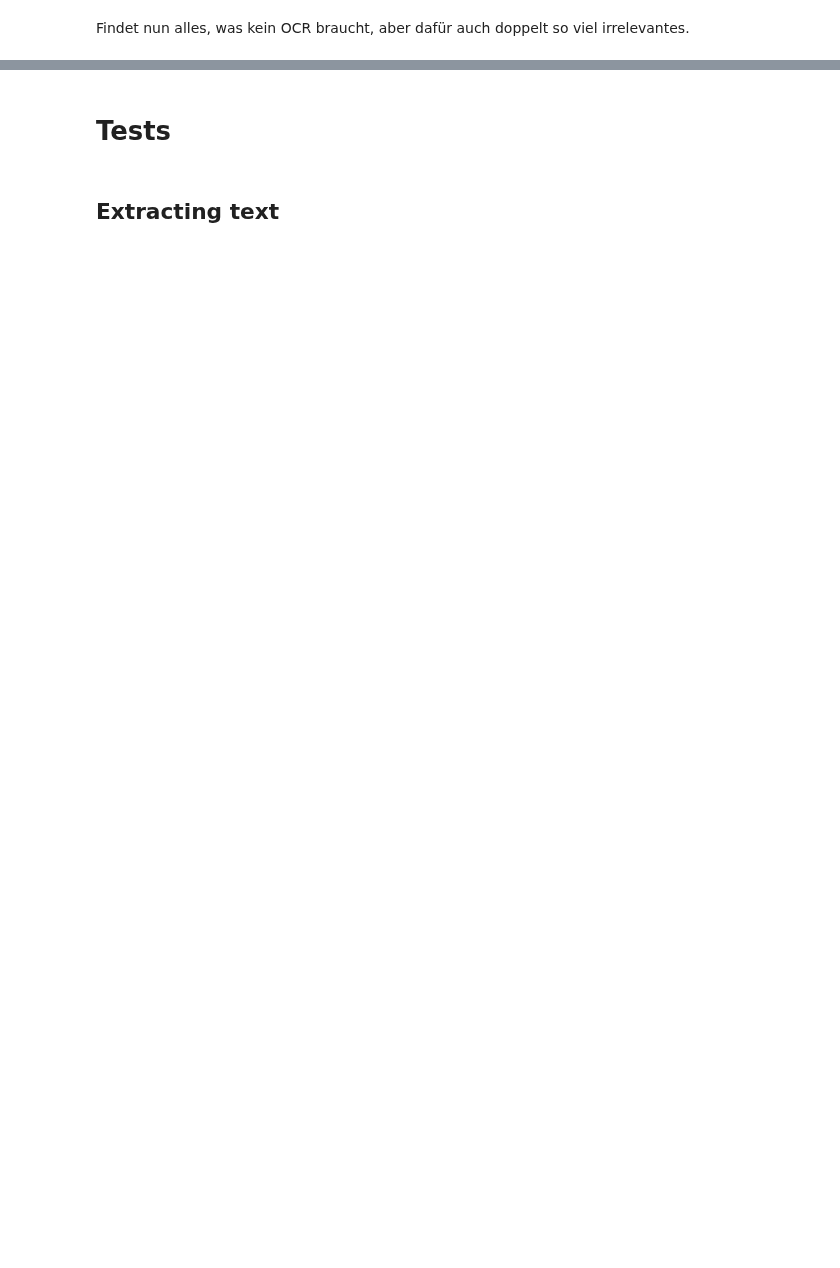
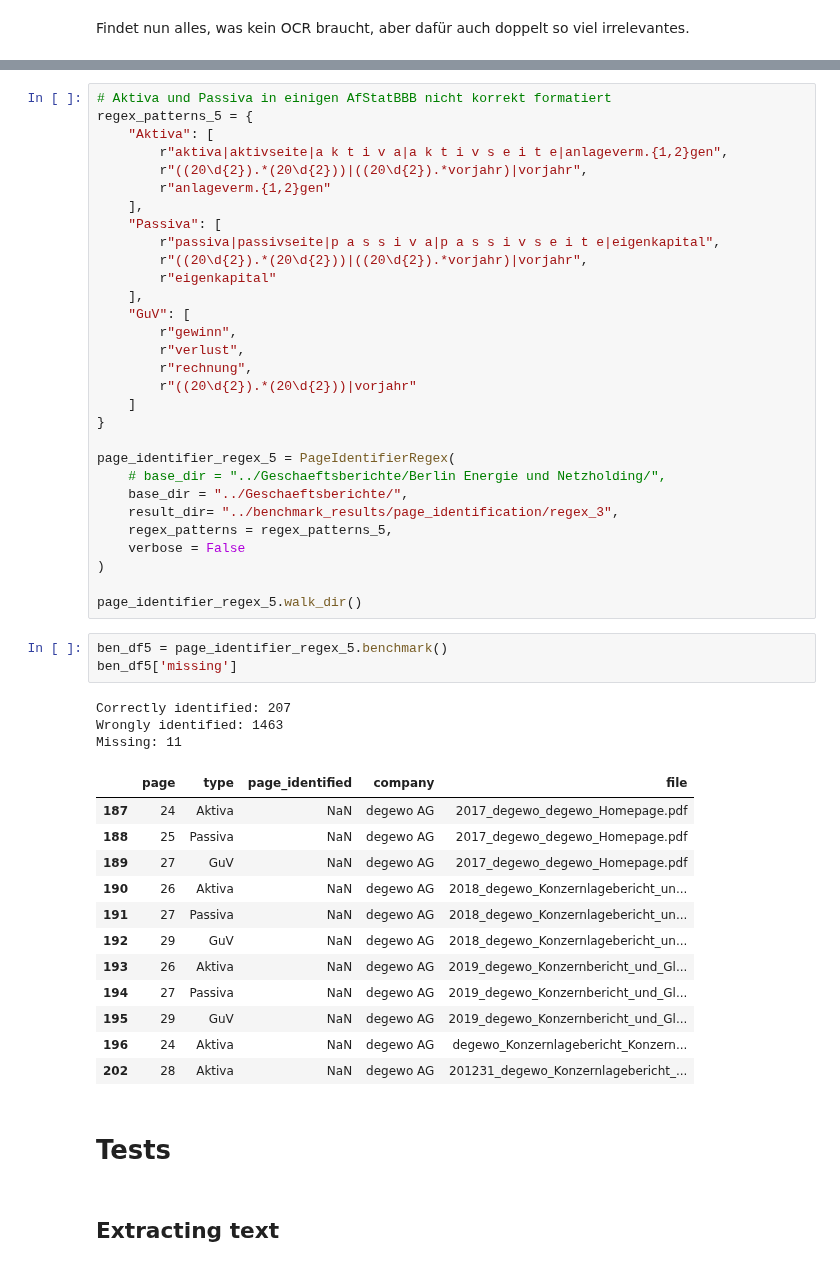
Before and after one commit to Famondir/Thesis, a Jupyter notebook: Python/page_detection_benchmark.ipynb, the cells around one changed output, grey strips where cells are left out. Cells and saved outputs as stored; diff of their text form; blank space fills up the shorter version.

```diff
--- a/Python/page_detection_benchmark.ipynb
+++ b/Python/page_detection_benchmark.ipynb
@@ -398,3 +485,52 @@ Mit OCR und breitem Regex, könnenalle Seiten identifiziert werden. Es müssen d
+# %%
+# Aktiva und Passiva in einigen AfStatBBB nicht korrekt formatiert
+regex_patterns_5 = {
+    "Aktiva": [
+        r"aktiva|aktivseite|a k t i v a|a k t i v s e i t e|anlageverm.{1,2}gen",
+        r"((20\d{2}).*(20\d{2}))|((20\d{2}).*vorjahr)|vorjahr",
+        r"anlageverm.{1,2}gen"
+    ],
+    "Passiva": [
+        r"passiva|passivseite|p a s s i v a|p a s s i v s e i t e|eigenkapital",
+        r"((20\d{2}).*(20\d{2}))|((20\d{2}).*vorjahr)|vorjahr",
+        r"eigenkapital"
+    ],
+    "GuV": [
+        r"gewinn",
+        r"verlust",
+        r"rechnung",
+        r"((20\d{2}).*(20\d{2}))|vorjahr"
+    ]
+}
+
+page_identifier_regex_5 = PageIdentifierRegex(
+    # base_dir = "../Geschaeftsberichte/Berlin Energie und Netzholding/",
+    base_dir = "../Geschaeftsberichte/",
+    result_dir= "../benchmark_results/page_identification/regex_3",
+    regex_patterns = regex_patterns_5,
+    verbose = False
+)
+
+page_identifier_regex_5.walk_dir()
+# %%
+ben_df5 = page_identifier_regex_5.benchmark()
+ben_df5['missing']
+# %% [output]
+Correctly identified: 207
+Wrongly identified: 1463
+Missing: 11
+|  | page | type | page_identified | company | file |
+| 187 | 24 | Aktiva | NaN | degewo AG | 2017_degewo_degewo_Homepage.pdf |
+| 188 | 25 | Passiva | NaN | degewo AG | 2017_degewo_degewo_Homepage.pdf |
+| 189 | 27 | GuV | NaN | degewo AG | 2017_degewo_degewo_Homepage.pdf |
+| 190 | 26 | Aktiva | NaN | degewo AG | 2018_degewo_Konzernlagebericht_un... |
+| 191 | 27 | Passiva | NaN | degewo AG | 2018_degewo_Konzernlagebericht_un... |
+| 192 | 29 | GuV | NaN | degewo AG | 2018_degewo_Konzernlagebericht_un... |
+| 193 | 26 | Aktiva | NaN | degewo AG | 2019_degewo_Konzernbericht_und_Gl... |
+| 194 | 27 | Passiva | NaN | degewo AG | 2019_degewo_Konzernbericht_und_Gl... |
+| 195 | 29 | GuV | NaN | degewo AG | 2019_degewo_Konzernbericht_und_Gl... |
+| 196 | 24 | Aktiva | NaN | degewo AG | degewo_Konzernlagebericht_Konzern... |
+| 202 | 28 | Aktiva | NaN | degewo AG | 201231_degewo_Konzernlagebericht_... |
 # %% [markdown]
 # Tests
 # %% [markdown]
```
Also changed, not shown: parts of 20 cells of this notebook.
